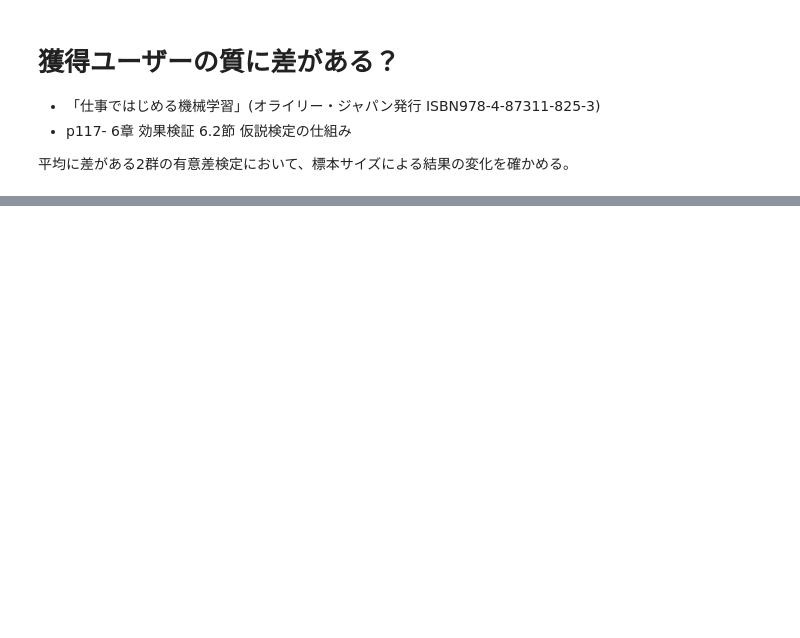
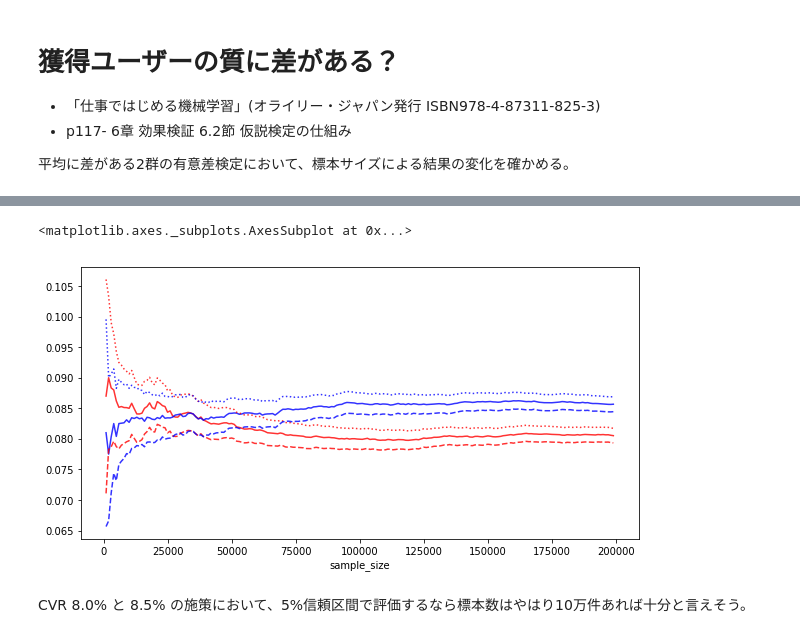
Before and after one commit to msuz/sandbox, a Jupyter notebook: ai_ml/significant_difference_test.ipynb, the cells around one changed output, grey strips where cells are left out. Saved outputs shown, nothing was run; the diff lists cells and outputs as text; code cells hidden in the pictures; blank space fills up the shorter version.

```diff
--- a/ai_ml/significant_difference_test.ipynb
+++ b/ai_ml/significant_difference_test.ipynb
@@ -39,0 +56,21 @@ CVR 8.0% と 8.5% の施策でA/Bテストをするなら、標本数は10万件
+# %%
+# サンプル数を変えながら信頼区間をプロットする
+df = pd.DataFrame(list(map(lambda x:
+    (x, a[:x].mean(), b[:x].mean())
+    + p_con(sum(a[:x]), len(a[:x]), alpha=0.05, method='wilson')
+    + p_con(sum(b[:x]), len(b[:x]), alpha=0.05, method='wilson'), sample_sizes)))
+
+df.columns = ['sample_size', 'a_mean', 'b_mean', 'a_lower', 'a_upper', 'b_lower', 'b_upper']
+
+df.plot(
+    x='sample_size'
+    , y=['a_mean', 'b_mean', 'a_lower', 'a_upper', 'b_lower', 'b_upper']
+    , style=['r-', 'b-', 'r--', 'r:', 'b--', 'b:']
+    , alpha=0.8
+    , legend=False
+    , figsize=(10,5))
+# %% [output]
+<matplotlib.axes._subplots.AxesSubplot at 0x...>
+[figure, added]
+# %% [markdown]
+CVR 8.0% と 8.5% の施策において、5%信頼区間で評価するなら標本数はやはり10万件あれば十分と言えそう。
```
Also changed, not shown: parts of 5 cells of this notebook.
